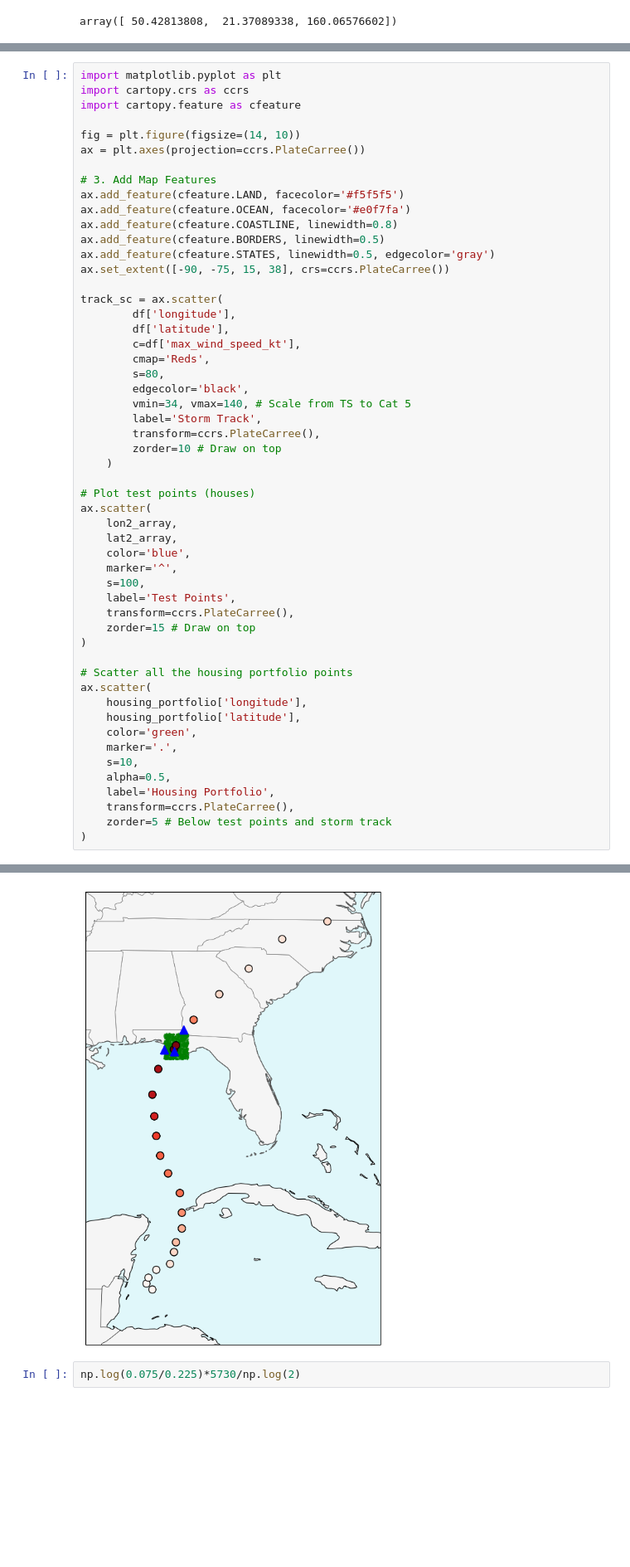
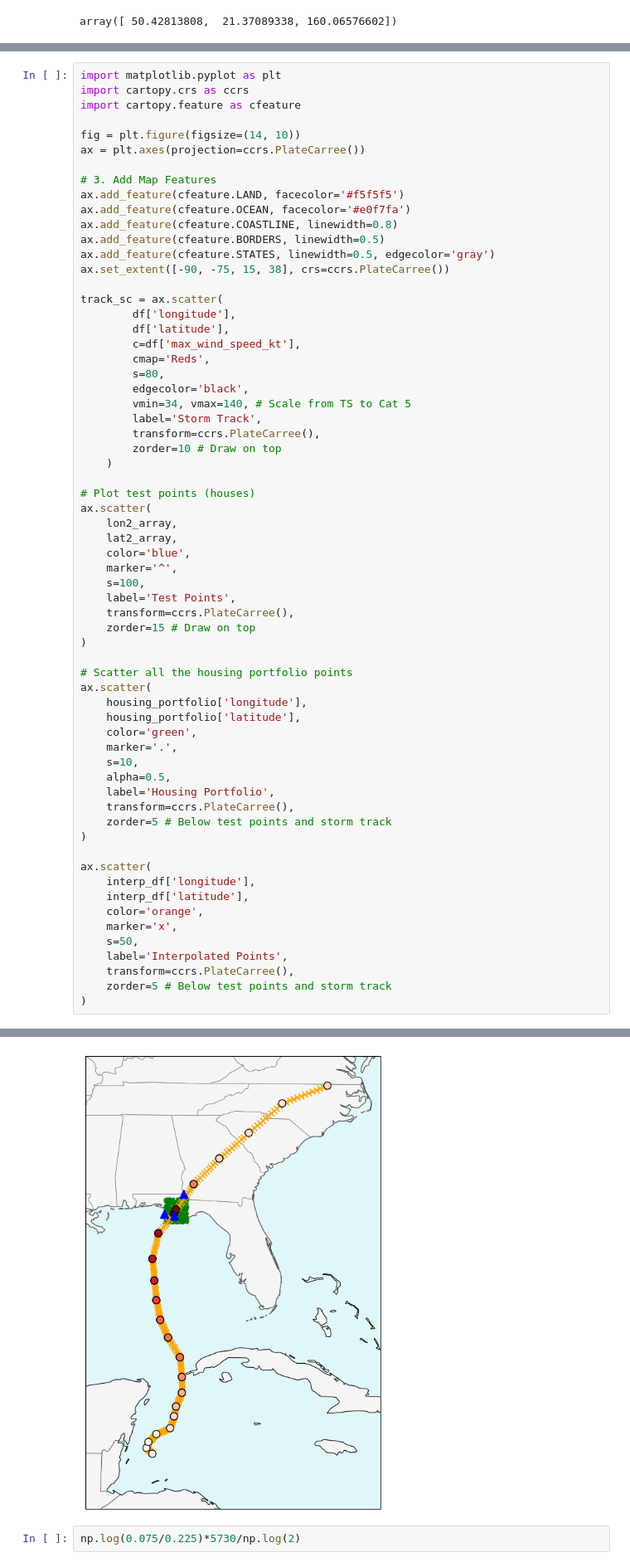
Before and after one commit to christianwirths/NatCat, a Jupyter notebook: notebooks/nb1_data_investigation.ipynb, the cells around one changed output, grey strips where cells are left out. Shown: that part at 83% size. Saved outputs shown, nothing was run; the diff lists cells and outputs as text; blank space fills up the shorter version.

Commit message:
TC temporal interpolation and TC velocity assymetry

```diff
--- a/notebooks/nb1_data_investigation.ipynb
+++ b/notebooks/nb1_data_investigation.ipynb
@@ -143,34 +157,45 @@ track_sc = ax.scatter(
         transform=ccrs.PlateCarree(),
         zorder=10 # Draw on top
     )
 
 # Plot test points (houses)
 ax.scatter(
     lon2_array,
     lat2_array,
     color='blue',
     marker='^',
     s=100,
     label='Test Points',
     transform=ccrs.PlateCarree(),
     zorder=15 # Draw on top
 )
 
 # Scatter all the housing portfolio points
 ax.scatter(
     housing_portfolio['longitude'],
     housing_portfolio['latitude'],
     color='green',
     marker='.',
     s=10,
     alpha=0.5,
     label='Housing Portfolio',
     transform=ccrs.PlateCarree(),
     zorder=5 # Below test points and storm track
 )
+
+ax.scatter(
+    interp_df['longitude'],
+    interp_df['latitude'],
+    color='orange',
+    marker='x',
+    s=50,
+    label='Interpolated Points',
+    transform=ccrs.PlateCarree(),
+    zorder=5 # Below test points and storm track
+)
 # %% [output]
 <matplotlib.collections.PathCollection at 0x...>
-[figure, old version]
+[figure, new version]
 # %%
 np.log(0.075/0.225)*5730/np.log(2)
 # %% [output]
```
Also changed, not shown: parts of 6 cells of this notebook, 3 other files.
